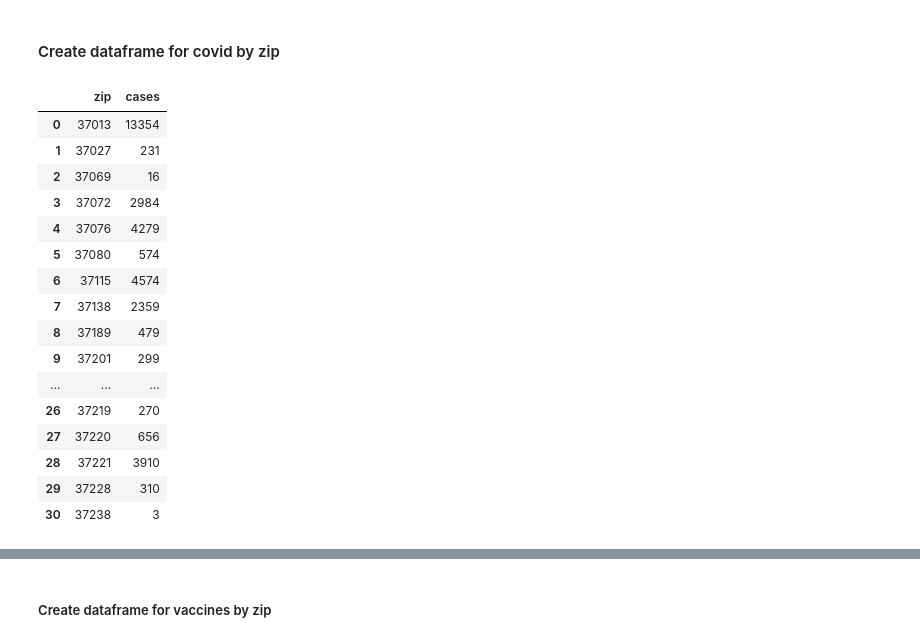
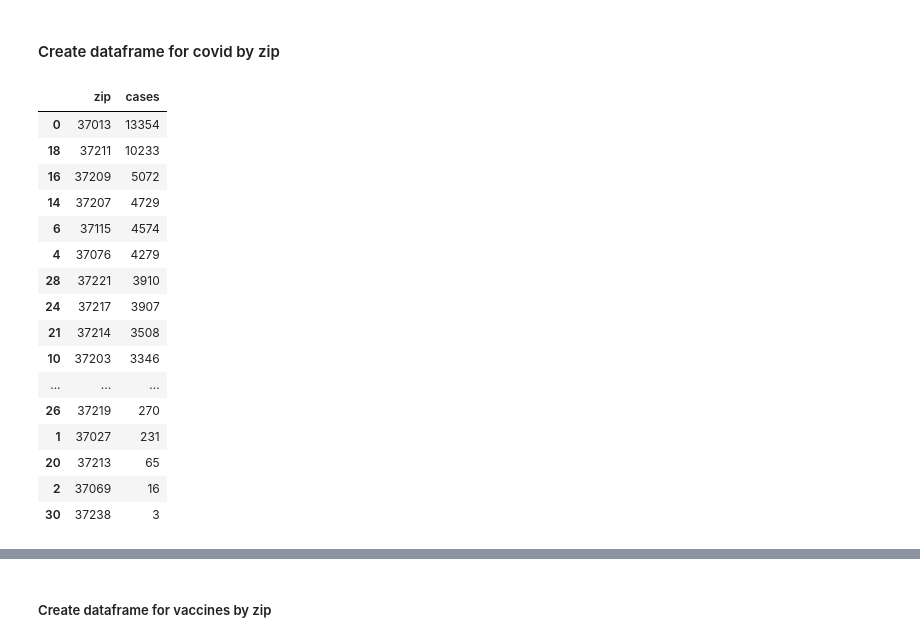
Before and after one commit to Engu12/nash-covid-cases-vaccines-honky_tonkin, a Jupyter notebook: notebook/EDA2.ipynb, the cells around one changed output, grey strips where cells are left out. Saved outputs shown, nothing was run; the diff lists cells and outputs as text; code cells hidden in the pictures.

```diff
--- a/notebook/EDA2.ipynb
+++ b/notebook/EDA2.ipynb
@@ -184,26 +194,26 @@ ethnicity_df = pd.read_excel('..\data\hispanic\originbyrace.xlsx', skiprows = 1,
 # %%
 #cases per zipcode
 covid_by_zip =covid_df.groupby('zip',as_index=False)['cases'].sum()
 #sort by case Number
-#covid_by_zip  =covid_by_zip.sort_values('cases', ascending=False)
+covid_by_zip  =covid_by_zip.sort_values('cases', ascending=False)
 #Remove rows that have <NA.
 covid_by_zip.drop(index=[31], axis=0, inplace=True)
 covid_by_zip
 # %% [output]
 |  | zip | cases |
 | 0 | 37013 | 13354 |
-| 1 | 37027 | 231 |
-| 2 | 37069 | 16 |
-| 3 | 37072 | 2984 |
+| 18 | 37211 | 10233 |
+| 16 | 37209 | 5072 |
+| 14 | 37207 | 4729 |
+| 6 | 37115 | 4574 |
 | 4 | 37076 | 4279 |
-| 5 | 37080 | 574 |
-| 6 | 37115 | 4574 |
-| 7 | 37138 | 2359 |
-| 8 | 37189 | 479 |
-| 9 | 37201 | 299 |
+| 28 | 37221 | 3910 |
+| 24 | 37217 | 3907 |
+| 21 | 37214 | 3508 |
+| 10 | 37203 | 3346 |
 | ... | ... | ... |
 | 26 | 37219 | 270 |
-| 27 | 37220 | 656 |
-| 28 | 37221 | 3910 |
-| 29 | 37228 | 310 |
+| 1 | 37027 | 231 |
+| 20 | 37213 | 65 |
+| 2 | 37069 | 16 |
 | 30 | 37238 | 3 |
```
Also changed, not shown: parts of 21 cells of this notebook, 1 other file.
